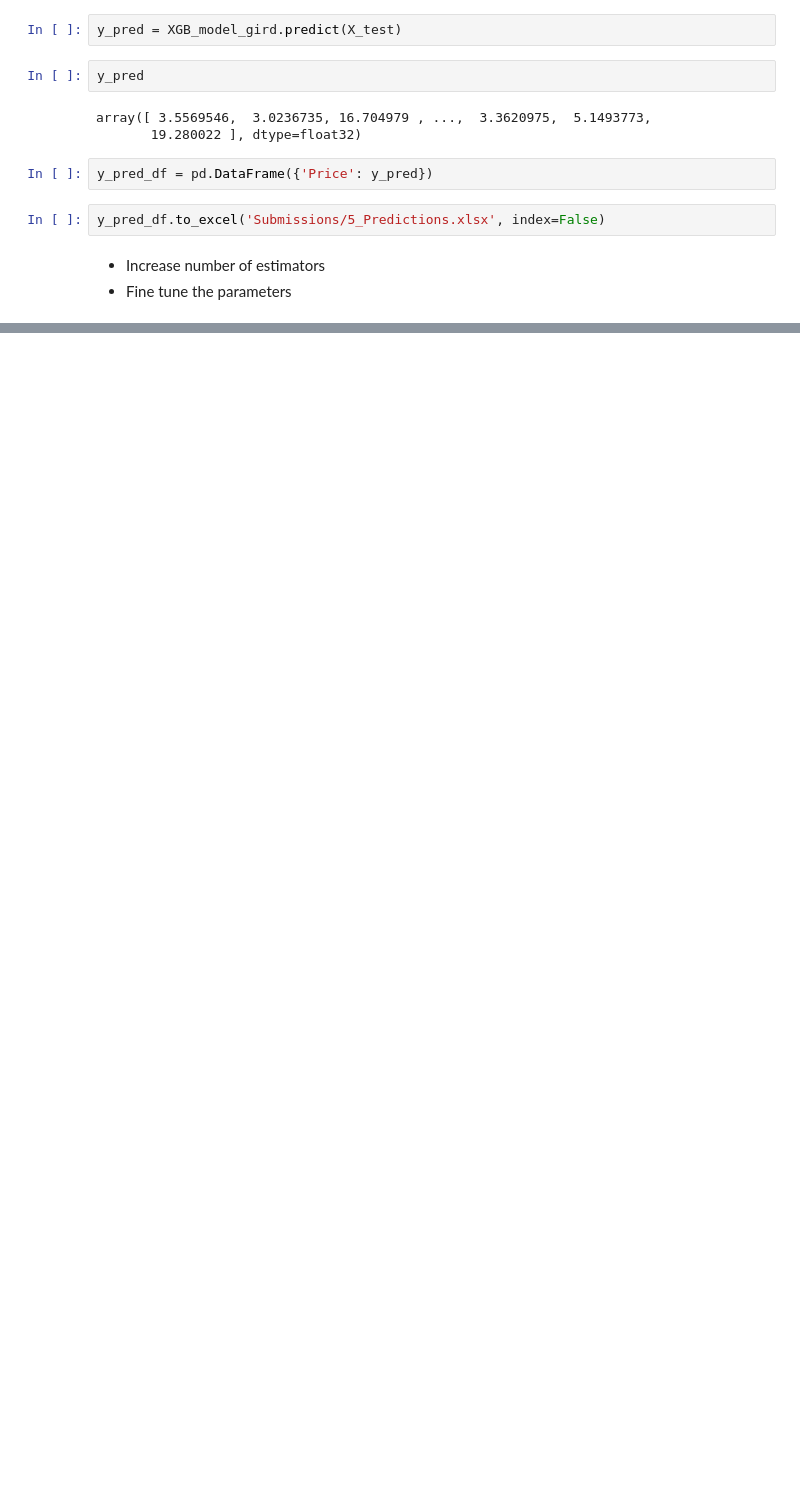
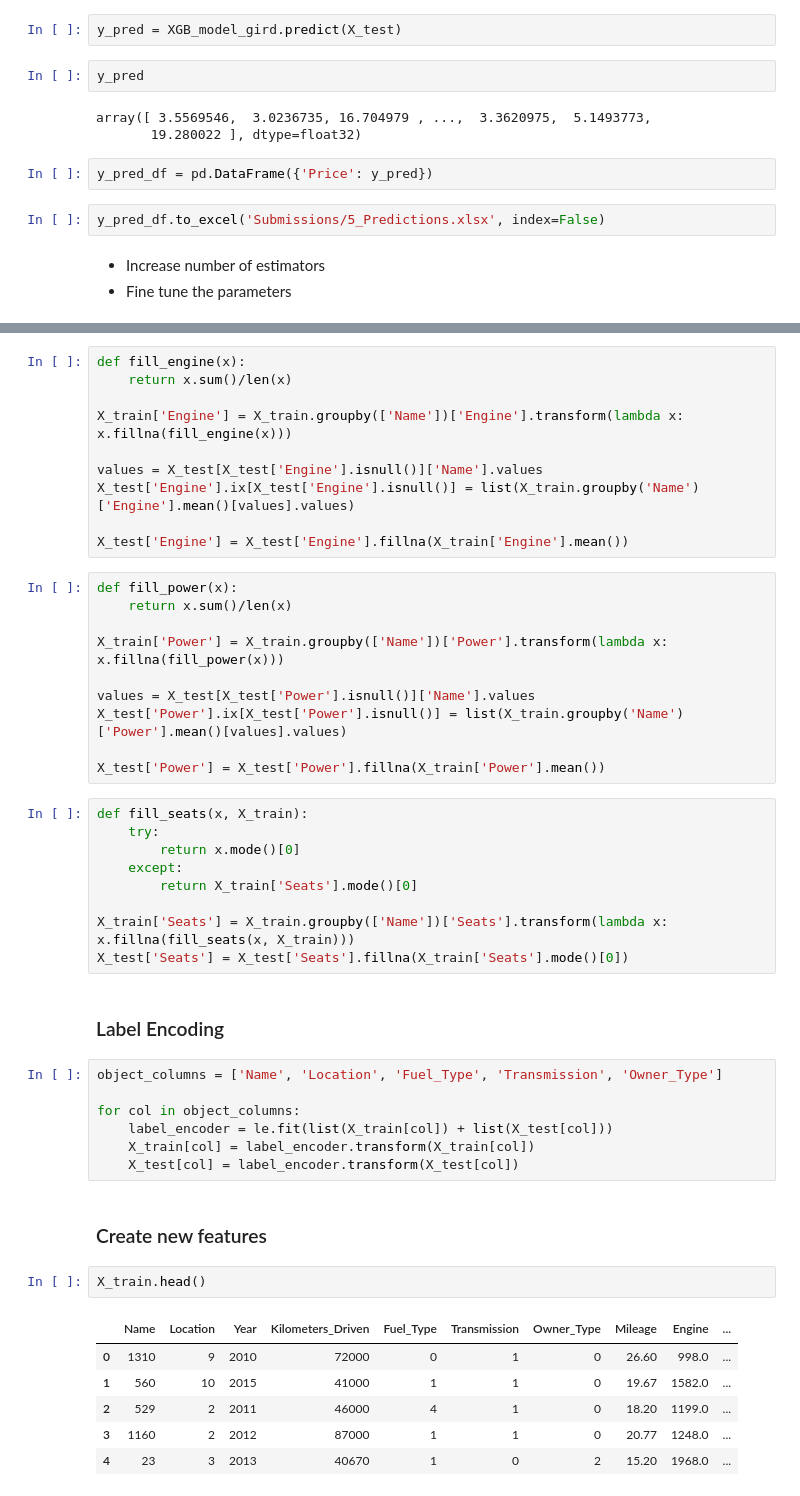
Before and after one commit to Abhishekmamidi123/Predict-the-cost-of-used-cars, a Jupyter notebook: Predict_cost_of_used_cars.ipynb, the cells around one changed output, grey strips where cells are left out. Drawn from its saved outputs; the diff is of its cells as text; blank space fills up the shorter version.

```diff
--- a/Predict_cost_of_used_cars.ipynb
+++ b/Predict_cost_of_used_cars.ipynb
@@ -542,0 +742,49 @@ y_pred_df.to_excel('Submissions/5_Predictions.xlsx', index=False)
+# %%
+def fill_engine(x):
+    return x.sum()/len(x)
+
+X_train['Engine'] = X_train.groupby(['Name'])['Engine'].transform(lambda x: x.fillna(fill_engine(x)))
+
+values = X_test[X_test['Engine'].isnull()]['Name'].values
+X_test['Engine'].ix[X_test['Engine'].isnull()] = list(X_train.groupby('Name')['Engine'].mean()[values].values)
+
+X_test['Engine'] = X_test['Engine'].fillna(X_train['Engine'].mean())
+# %%
+def fill_power(x):
+    return x.sum()/len(x)
+
+X_train['Power'] = X_train.groupby(['Name'])['Power'].transform(lambda x: x.fillna(fill_power(x)))
+
+values = X_test[X_test['Power'].isnull()]['Name'].values
+X_test['Power'].ix[X_test['Power'].isnull()] = list(X_train.groupby('Name')['Power'].mean()[values].values)
+
+X_test['Power'] = X_test['Power'].fillna(X_train['Power'].mean())
+# %%
+def fill_seats(x, X_train):
+    try:
+        return x.mode()[0]
+    except:
+        return X_train['Seats'].mode()[0]
+
+X_train['Seats'] = X_train.groupby(['Name'])['Seats'].transform(lambda x: x.fillna(fill_seats(x, X_train)))
+X_test['Seats'] = X_test['Seats'].fillna(X_train['Seats'].mode()[0])
+# %% [markdown]
+### Label Encoding
+# %%
+object_columns = ['Name', 'Location', 'Fuel_Type', 'Transmission', 'Owner_Type']
+
+for col in object_columns:
+    label_encoder = le.fit(list(X_train[col]) + list(X_test[col]))
+    X_train[col] = label_encoder.transform(X_train[col])
+    X_test[col] = label_encoder.transform(X_test[col])
+# %% [markdown]
+### Create new features
+# %%
+X_train.head()
+# %% [output]
+|  | Name | Location | Year | Kilometers_Driven | Fuel_Type | Transmission | Owner_Type | Mileage | Engine | ... |
+| 0 | 1310 | 9 | 2010 | 72000 | 0 | 1 | 0 | 26.60 | 998.0 | ... |
+| 1 | 560 | 10 | 2015 | 41000 | 1 | 1 | 0 | 19.67 | 1582.0 | ... |
+| 2 | 529 | 2 | 2011 | 46000 | 4 | 1 | 0 | 18.20 | 1199.0 | ... |
+| 3 | 1160 | 2 | 2012 | 87000 | 1 | 1 | 0 | 20.77 | 1248.0 | ... |
+| 4 | 23 | 3 | 2013 | 40670 | 1 | 0 | 2 | 15.20 | 1968.0 | ... |
```
Also changed, not shown: parts of 72 cells of this notebook.
